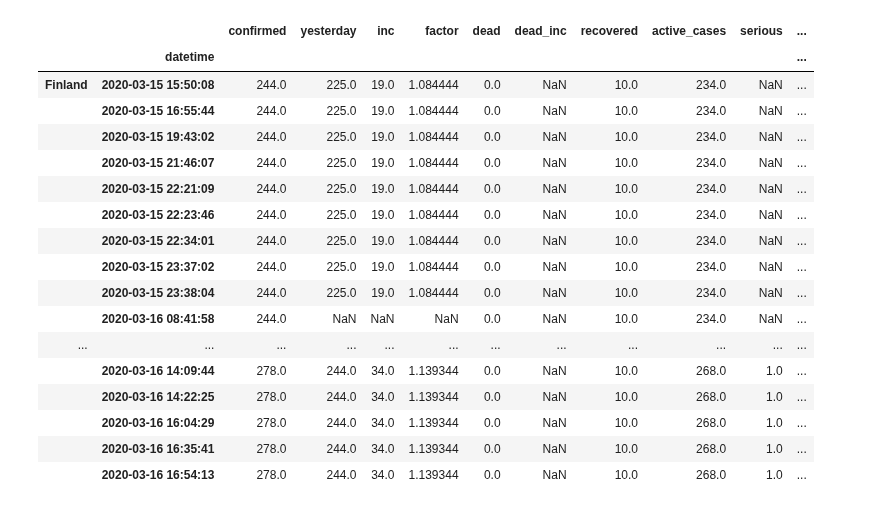
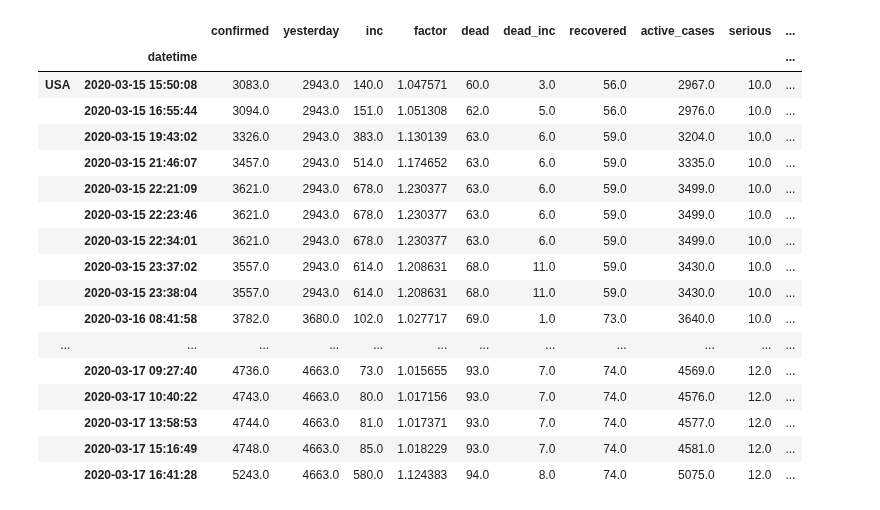
Before and after one commit to tolex3/note, a Jupyter notebook: scrape_worldometers_data.ipynb, the cells around one changed output. Cells and saved outputs as stored; diff of their text form; code cells hidden in the pictures.

```diff
--- a/scrape_worldometers_data.ipynb
+++ b/scrape_worldometers_data.ipynb
@@ -141,27 +141,27 @@ timeline_df
 # %%
 timeline_group = timeline_df.groupby(level=0)
 
-a_country = timeline_group.get_group('Finland')
+a_country = timeline_group.get_group('USA')
 a_country
 # %% [output]
 |  |  | confirmed | yesterday | inc | factor | dead | dead_inc | recovered | active_cases | serious | ... |
 |  | datetime |  |  |  |  |  |  |  |  |  | ... |
-| Finland | 2020-03-15 15:50:08 | 244.0 | 225.0 | 19.0 | 1.084444 | 0.0 | NaN | 10.0 | 234.0 | NaN | ... |
-|  | 2020-03-15 16:55:44 | 244.0 | 225.0 | 19.0 | 1.084444 | 0.0 | NaN | 10.0 | 234.0 | NaN | ... |
-|  | 2020-03-15 19:43:02 | 244.0 | 225.0 | 19.0 | 1.084444 | 0.0 | NaN | 10.0 | 234.0 | NaN | ... |
-|  | 2020-03-15 21:46:07 | 244.0 | 225.0 | 19.0 | 1.084444 | 0.0 | NaN | 10.0 | 234.0 | NaN | ... |
-|  | 2020-03-15 22:21:09 | 244.0 | 225.0 | 19.0 | 1.084444 | 0.0 | NaN | 10.0 | 234.0 | NaN | ... |
-|  | 2020-03-15 22:23:46 | 244.0 | 225.0 | 19.0 | 1.084444 | 0.0 | NaN | 10.0 | 234.0 | NaN | ... |
-|  | 2020-03-15 22:34:01 | 244.0 | 225.0 | 19.0 | 1.084444 | 0.0 | NaN | 10.0 | 234.0 | NaN | ... |
-|  | 2020-03-15 23:37:02 | 244.0 | 225.0 | 19.0 | 1.084444 | 0.0 | NaN | 10.0 | 234.0 | NaN | ... |
-|  | 2020-03-15 23:38:04 | 244.0 | 225.0 | 19.0 | 1.084444 | 0.0 | NaN | 10.0 | 234.0 | NaN | ... |
-|  | 2020-03-16 08:41:58 | 244.0 | NaN | NaN | NaN | 0.0 | NaN | 10.0 | 234.0 | NaN | ... |
+| USA | 2020-03-15 15:50:08 | 3083.0 | 2943.0 | 140.0 | 1.047571 | 60.0 | 3.0 | 56.0 | 2967.0 | 10.0 | ... |
+|  | 2020-03-15 16:55:44 | 3094.0 | 2943.0 | 151.0 | 1.051308 | 62.0 | 5.0 | 56.0 | 2976.0 | 10.0 | ... |
+|  | 2020-03-15 19:43:02 | 3326.0 | 2943.0 | 383.0 | 1.130139 | 63.0 | 6.0 | 59.0 | 3204.0 | 10.0 | ... |
+|  | 2020-03-15 21:46:07 | 3457.0 | 2943.0 | 514.0 | 1.174652 | 63.0 | 6.0 | 59.0 | 3335.0 | 10.0 | ... |
+|  | 2020-03-15 22:21:09 | 3621.0 | 2943.0 | 678.0 | 1.230377 | 63.0 | 6.0 | 59.0 | 3499.0 | 10.0 | ... |
+|  | 2020-03-15 22:23:46 | 3621.0 | 2943.0 | 678.0 | 1.230377 | 63.0 | 6.0 | 59.0 | 3499.0 | 10.0 | ... |
+|  | 2020-03-15 22:34:01 | 3621.0 | 2943.0 | 678.0 | 1.230377 | 63.0 | 6.0 | 59.0 | 3499.0 | 10.0 | ... |
+|  | 2020-03-15 23:37:02 | 3557.0 | 2943.0 | 614.0 | 1.208631 | 68.0 | 11.0 | 59.0 | 3430.0 | 10.0 | ... |
+|  | 2020-03-15 23:38:04 | 3557.0 | 2943.0 | 614.0 | 1.208631 | 68.0 | 11.0 | 59.0 | 3430.0 | 10.0 | ... |
+|  | 2020-03-16 08:41:58 | 3782.0 | 3680.0 | 102.0 | 1.027717 | 69.0 | 1.0 | 73.0 | 3640.0 | 10.0 | ... |
 | ... | ... | ... | ... | ... | ... | ... | ... | ... | ... | ... | ... |
-|  | 2020-03-16 14:09:44 | 278.0 | 244.0 | 34.0 | 1.139344 | 0.0 | NaN | 10.0 | 268.0 | 1.0 | ... |
-|  | 2020-03-16 14:22:25 | 278.0 | 244.0 | 34.0 | 1.139344 | 0.0 | NaN | 10.0 | 268.0 | 1.0 | ... |
-|  | 2020-03-16 16:04:29 | 278.0 | 244.0 | 34.0 | 1.139344 | 0.0 | NaN | 10.0 | 268.0 | 1.0 | ... |
-|  | 2020-03-16 16:35:41 | 278.0 | 244.0 | 34.0 | 1.139344 | 0.0 | NaN | 10.0 | 268.0 | 1.0 | ... |
-|  | 2020-03-16 16:54:13 | 278.0 | 244.0 | 34.0 | 1.139344 | 0.0 | NaN | 10.0 | 268.0 | 1.0 | ... |
+|  | 2020-03-17 09:27:40 | 4736.0 | 4663.0 | 73.0 | 1.015655 | 93.0 | 7.0 | 74.0 | 4569.0 | 12.0 | ... |
+|  | 2020-03-17 10:40:22 | 4743.0 | 4663.0 | 80.0 | 1.017156 | 93.0 | 7.0 | 74.0 | 4576.0 | 12.0 | ... |
+|  | 2020-03-17 13:58:53 | 4744.0 | 4663.0 | 81.0 | 1.017371 | 93.0 | 7.0 | 74.0 | 4577.0 | 12.0 | ... |
+|  | 2020-03-17 15:16:49 | 4748.0 | 4663.0 | 85.0 | 1.018229 | 93.0 | 7.0 | 74.0 | 4581.0 | 12.0 | ... |
+|  | 2020-03-17 16:41:28 | 5243.0 | 4663.0 | 580.0 | 1.124383 | 94.0 | 8.0 | 74.0 | 5075.0 | 12.0 | ... |
 # %%
 non_duplicates = ( ( a_country['confirmed'] != a_country['confirmed'].shift() )  | (
     a_country['dead'] != a_country['dead'].shift()))
```
Also changed, not shown: parts of 16 cells of this notebook, 2 other files.
